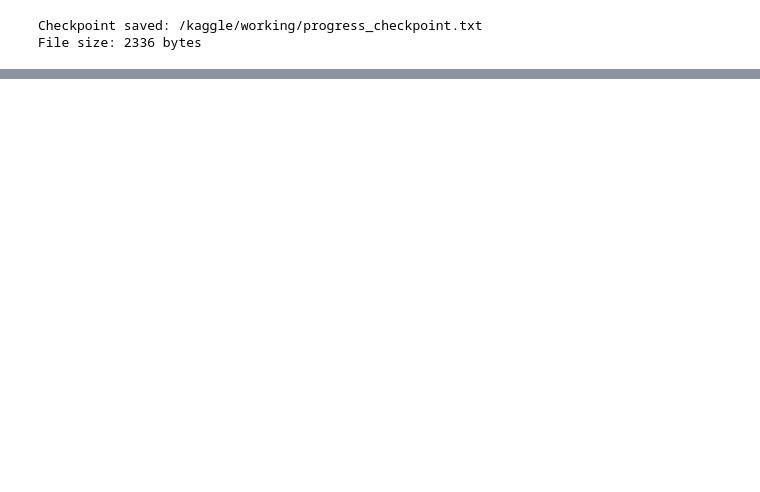
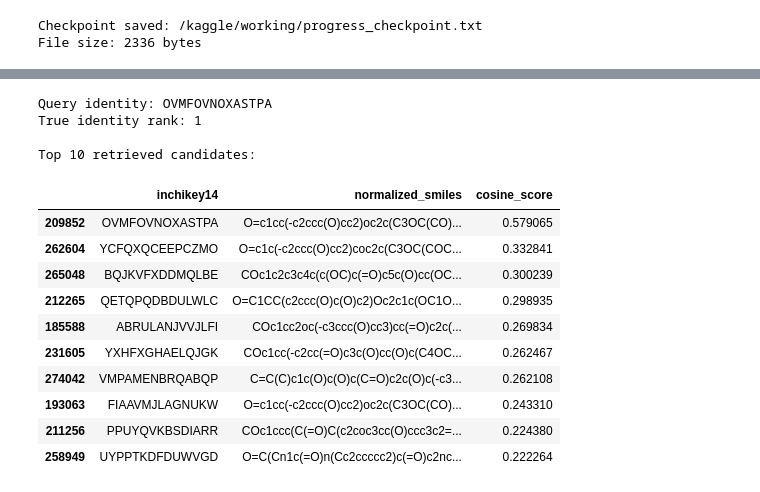
Before and after one commit to Denaj254/enveda-casmi-2026, a Jupyter notebook: enveda-casmi-2026-competition-page.ipynb, the cells around one changed output, grey strips where cells are left out. Cells and saved outputs as stored; diff of their text form; code cells hidden in the pictures; blank space fills up the shorter version.

```diff
--- a/enveda-casmi-2026-competition-page.ipynb
+++ b/enveda-casmi-2026-competition-page.ipynb
@@ -3295,0 +4112,58 @@ File size: 2336 bytes
+# %%
+query = validation_sample.iloc[0]
+
+query_features = spectrum_to_dict(
+    query["ms2_mzs"],
+    query["ms2_normalized_intensities"]
+)
+
+query_bins = np.array(list(query_features.keys()), dtype=np.int32)
+query_values = np.array(list(query_features.values()), dtype=np.float32)
+
+query_vector = csr_matrix(
+    (
+        query_values,
+        (np.zeros(len(query_bins), dtype=np.int32), query_bins)
+    ),
+    shape=(1, 50001),
+    dtype=np.float32
+)
+
+query_vector = normalize(query_vector, norm="l2", axis=1)
+
+scores = (X_reference @ query_vector.T).toarray().ravel()
+
+top_indices = np.argsort(scores)[::-1][:25]
+
+top25 = refs_all.iloc[top_indices][
+    ["inchikey14", "normalized_smiles"]
+].copy()
+top25["cosine_score"] = scores[top_indices]
+
+true_identity = query["inchikey14"]
+matching_ranks = np.where(
+    refs_all["inchikey14"].to_numpy()[np.argsort(scores)[::-1]] == true_identity
+)[0]
+
+true_rank = int(matching_ranks[0] + 1) if len(matching_ranks) else None
+
+print("Query identity:", true_identity)
+print("True identity rank:", true_rank)
+print("\nTop 10 retrieved candidates:")
+display(top25.head(10))
+# %% [output]
+Query identity: OVMFOVNOXASTPA
+True identity rank: 1
+
+Top 10 retrieved candidates:
+|  | inchikey14 | normalized_smiles | cosine_score |
+| 209852 | OVMFOVNOXASTPA | O=c1cc(-c2ccc(O)cc2)oc2c(C3OC(CO)... | 0.579065 |
+| 262604 | YCFQXQCEEPCZMO | O=c1c(-c2ccc(O)cc2)coc2c(C3OC(COC... | 0.332841 |
+| 265048 | BQJKVFXDDMQLBE | COc1c2c3c4c(c(OC)c(=O)c5c(O)cc(OC... | 0.300239 |
+| 212265 | QETQPQDBDULWLC | O=C1CC(c2ccc(O)c(O)c2)Oc2c1c(OC1O... | 0.298935 |
+| 185588 | ABRULANJVVJLFI | COc1cc2oc(-c3ccc(O)cc3)cc(=O)c2c(... | 0.269834 |
+| 231605 | YXHFXGHAELQJGK | COc1cc(-c2cc(=O)c3c(O)cc(O)c(C4OC... | 0.262467 |
+| 274042 | VMPAMENBRQABQP | C=C(C)c1c(O)c(O)c(C=O)c2c(O)c(-c3... | 0.262108 |
+| 193063 | FIAAVMJLAGNUKW | O=c1cc(-c2ccc(O)cc2)oc2c(C3OC(CO)... | 0.243310 |
+| 211256 | PPUYQVKBSDIARR | COc1ccc(C(=O)C(c2coc3cc(O)ccc3c2=... | 0.224380 |
+| 258949 | UYPPTKDFDUWVGD | O=C(Cn1c(=O)n(Cc2ccccc2)c(=O)c2nc... | 0.222264 |
```
Also changed, not shown: parts of 123 cells of this notebook.
